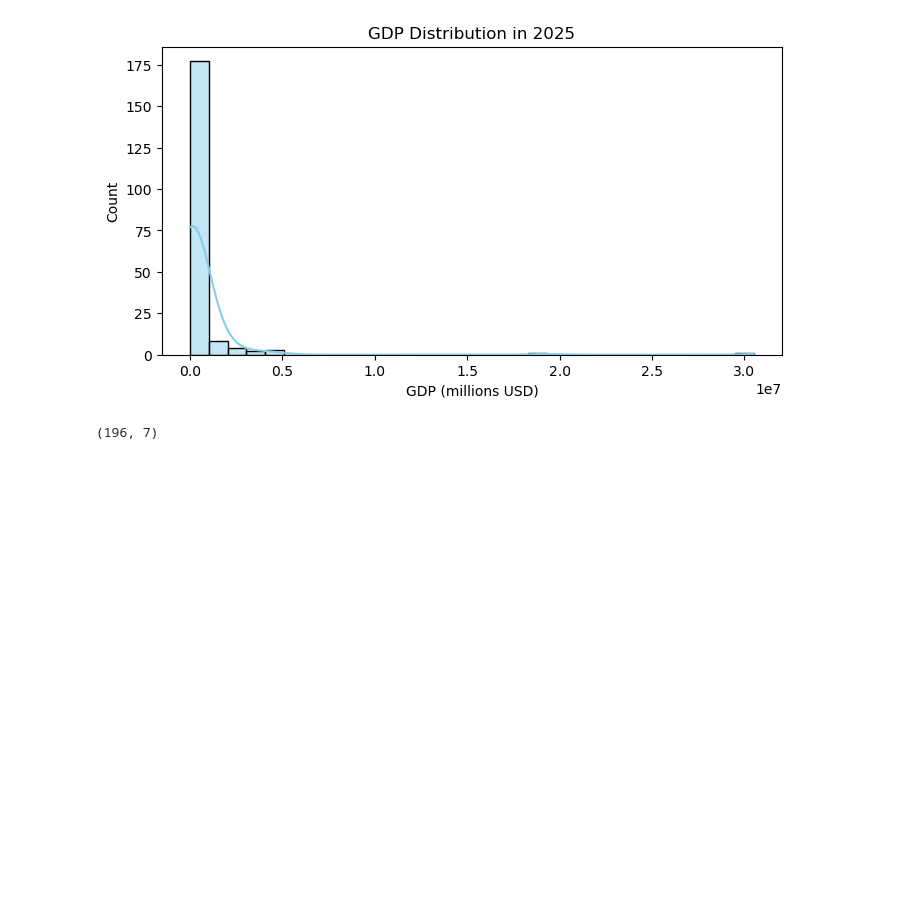
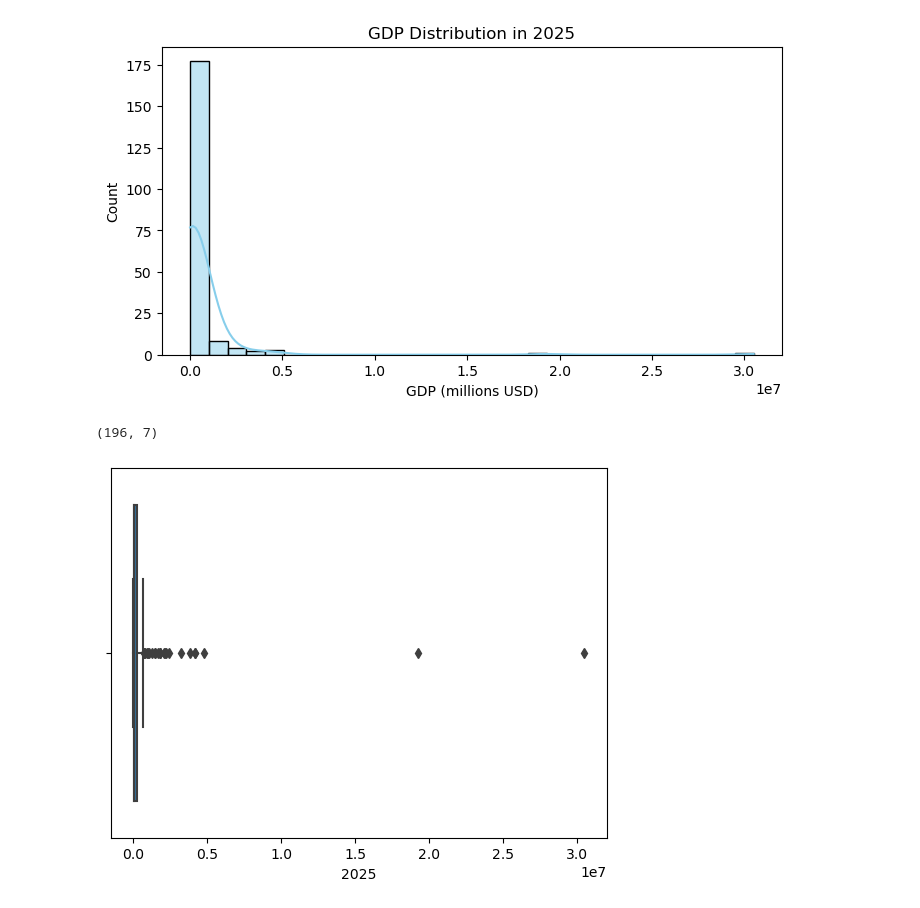
Before and after one commit to RushikeshYeole24/GDP_Data_Analysis, a Jupyter notebook: Data_Wrangling.ipynb, the cells around one changed output. Saved outputs shown, nothing was run; the diff lists cells and outputs as text; code cells hidden in the pictures; blank space fills up the shorter version.

Commit message:
Added More graphs
Added More graphs

```diff
--- a/Data_Wrangling.ipynb
+++ b/Data_Wrangling.ipynb
@@ -88,3 +90,8 @@ for year in years:
 print(df.shape)
 # %% [output]
 (196, 7)
+# %%
+sns.boxplot(df[year])
+plt.show()
+# %% [output]
+[figure, added]
```
Also changed, not shown: parts of 3 cells of this notebook.
